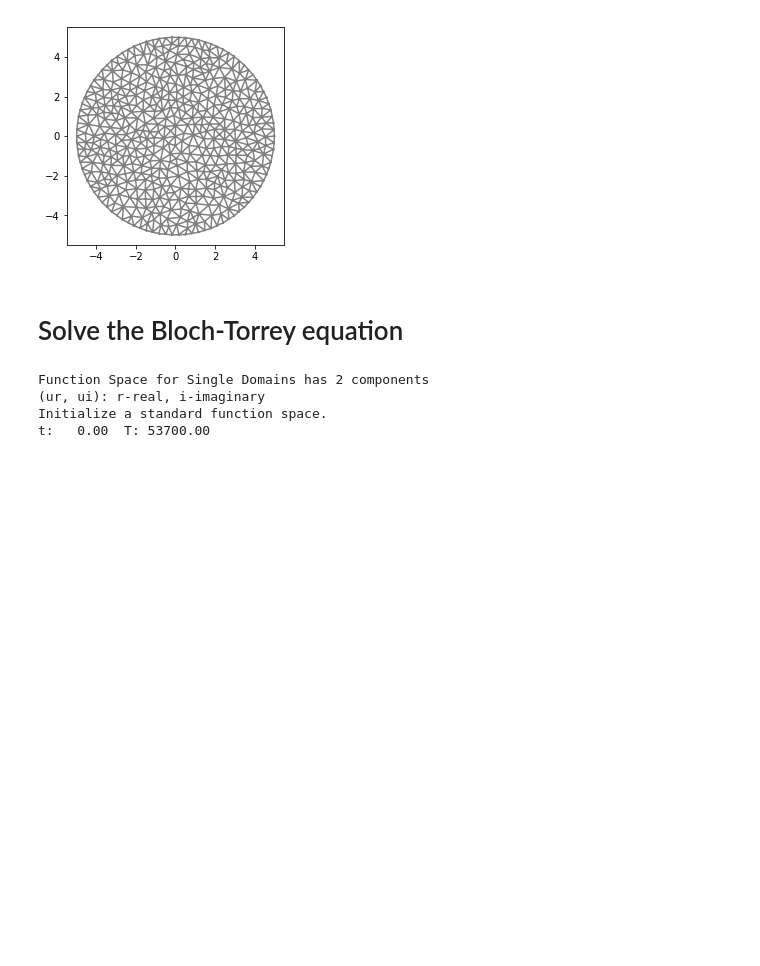
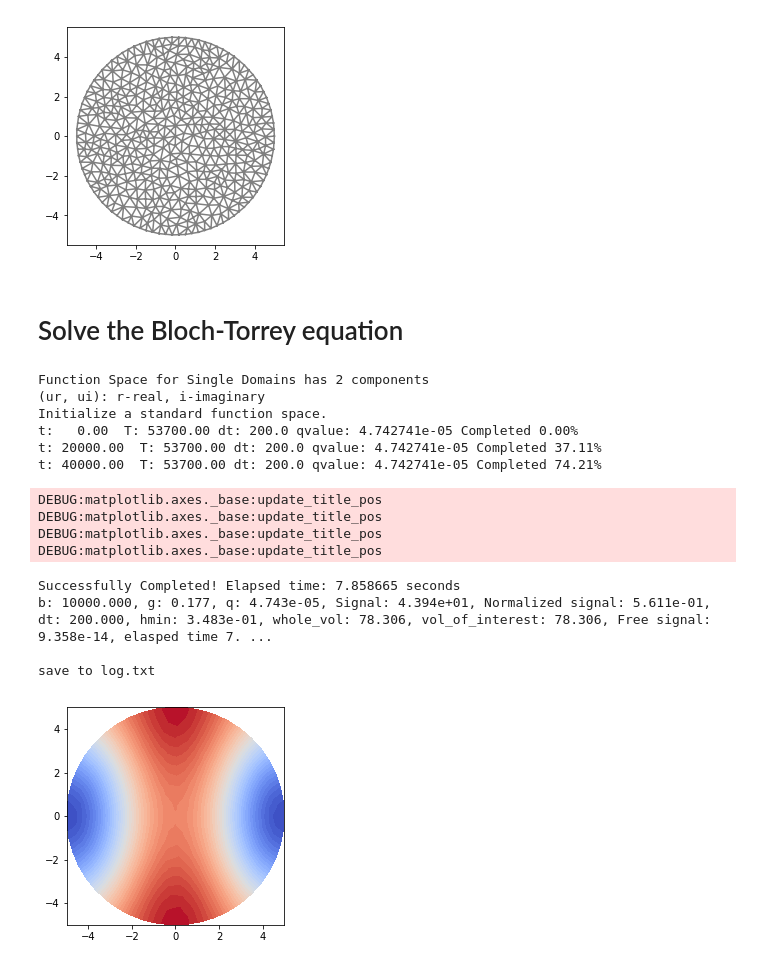
Before and after one commit to van-dang/DMRI-FEM-Cloud, a Jupyter notebook: AdaptiveMidpoint.ipynb, the cells around one changed output. Drawn from its saved outputs; the diff is of its cells as text; code cells hidden in the pictures; blank space fills up the shorter version.

```diff
--- a/AdaptiveMidpoint.ipynb
+++ b/AdaptiveMidpoint.ipynb
@@ -237,7 +237,7 @@ for bvalue in bvalues:
         u_high = mid_point_single_step(tp + mri_simu.k/2, mri_simu.t + mri_simu.k, mri_simu.k/2, u_mid);
 
         theta = 0.5
-        tol = 1e-2
+        tol = 1e-1
         est = compute_est(theta, u_low, u_high)
         dt_new = compute_new_dt(theta, est, tol, mri_simu.k)
         if est > tol:
@@ -281,34 +281,45 @@ for bvalue in bvalues:
             plot(u1r_0p, cmap="coolwarm")
         File("u0r.pvd")<<u0r_0p
         File("u1r.pvd")<<u1r_0p
     else:
         ur, ui = split(w0)
         signal = assemble(ur*dx);
         out_text = 'b: %.3f, g: %.3f, q: %.3e, Signal: %.3e, Normalized signal: %.3e, dt: %.3f, hmin: %.3e, whole_vol: %.3f, vol_of_interest: %.3f, Free signal: %.3e, elasped time %.3f (s)\n'%(mri_para.bvalue, mri_para.gvalue, mri_para.qvalue, signal, signal/voi, mri_simu.k, mydomain.hmin, whole_vol, voi, exp(-mri_para.bvalue*mydomain.D0), mri_simu.elapsed_time)
         print(out_text)
         V = FunctionSpace(mydomain.mymesh,mydomain.Ve);
         ur_p = project(ur,V)
         if mydomain.tdim==mydomain.gdim and not(plt==None):
             plt.figure(10000);
             plot(ur_p, cmap="coolwarm")
         File("ur.pvd")<<ur_p
     signal_array.append(signal)
     voi_array.append(voi)
     whole_vol_array.append(whole_vol);
 
     comm = MPI.comm_world
     rank = comm.Get_rank()
 
     print("save to log.txt")
     outfile = open('log.txt', 'a')
     if int(rank) == 0:
             outfile.write(out_text)
     outfile.close()
 # %% [output]
 Function Space for Single Domains has 2 components
 (ur, ui): r-real, i-imaginary
 Initialize a standard function space.
-t:   0.00  T: 53700.00
+t:   0.00  T: 53700.00 dt: 200.0 qvalue: 4.742741e-05 Completed 0.00%
+t: 20000.00  T: 53700.00 dt: 200.0 qvalue: 4.742741e-05 Completed 37.11%
+t: 40000.00  T: 53700.00 dt: 200.0 qvalue: 4.742741e-05 Completed 74.21%
+DEBUG:matplotlib.axes._base:update_title_pos
+DEBUG:matplotlib.axes._base:update_title_pos
+DEBUG:matplotlib.axes._base:update_title_pos
+DEBUG:matplotlib.axes._base:update_title_pos
+Successfully Completed! Elapsed time: 7.858665 seconds
+b: 10000.000, g: 0.177, q: 4.743e-05, Signal: 4.394e+01, Normalized signal: 5.611e-01, dt: 200.000, hmin: 3.483e-01, whole_vol: 78.306, vol_of_interest: 78.306, Free signal: 9.358e-14, elasped time 7. ...
+
+save to log.txt
+[figure, added]
 # %%
 import numpy as np
 plt.plot(bvalues, np.divide(signal_array,signal_array[0]))
```
